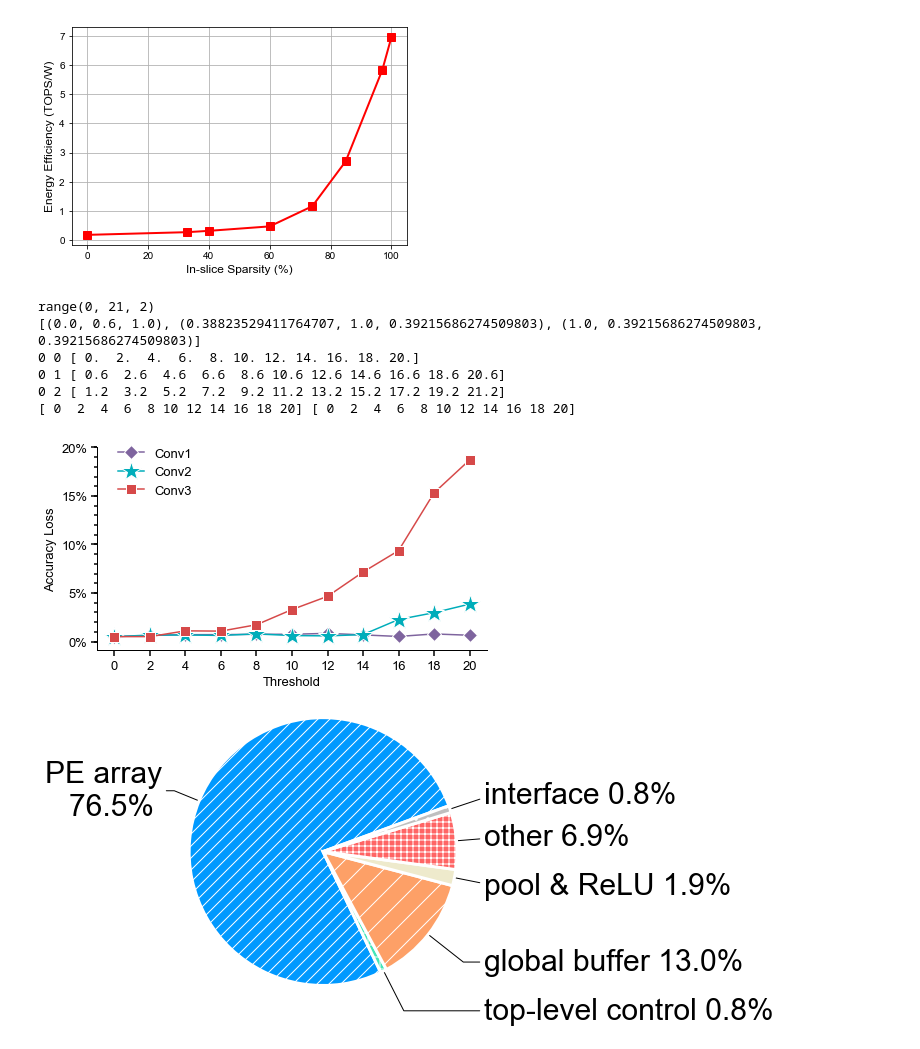
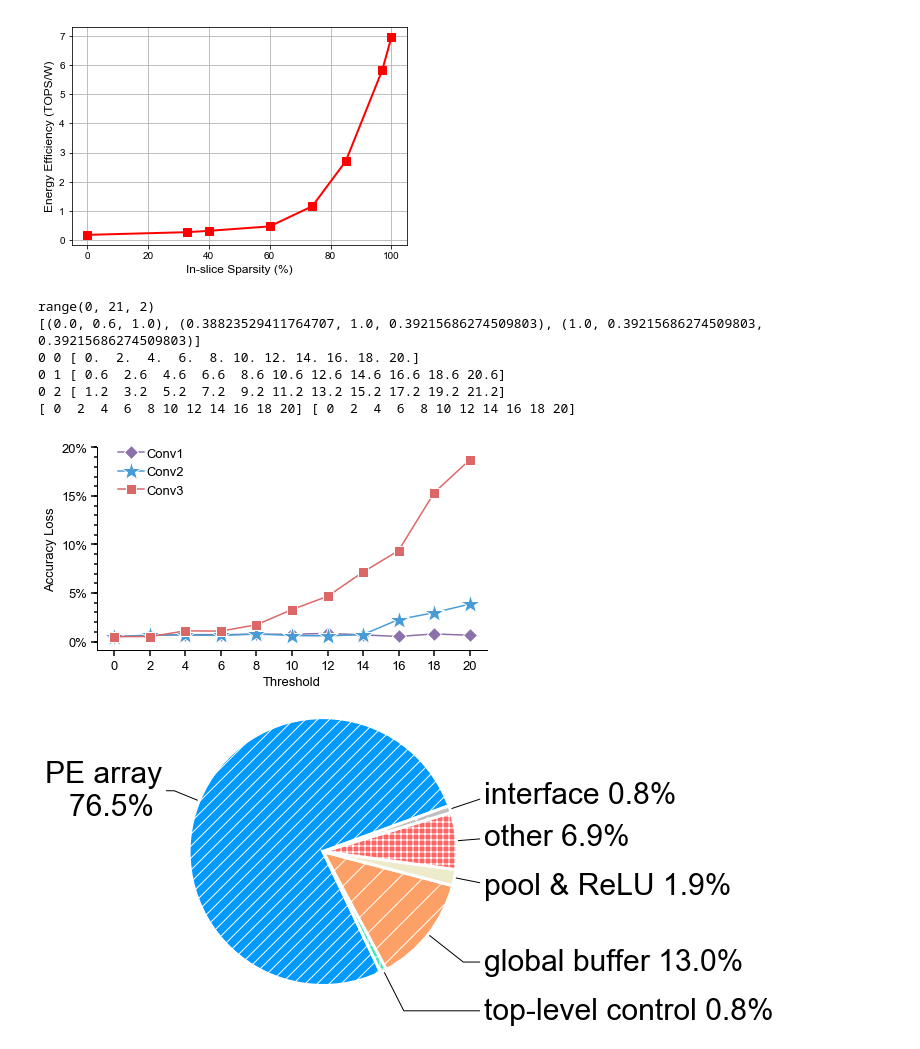
Before and after one commit to changchun-zhou/sagitta_fig, a Jupyter notebook: scripts/Voltage-Frequency-Scaling/Sagitta_Fig.ipynb, the cells around one changed output. Cells and saved outputs as stored; diff of their text form; code cells hidden in the pictures.

```diff
--- a/scripts/Voltage-Frequency-Scaling/Sagitta_Fig.ipynb
+++ b/scripts/Voltage-Frequency-Scaling/Sagitta_Fig.ipynb
@@ -1123,35 +1127,35 @@ sys.path.append('../')
 
 from cls_plt_fig import cls_plt_fig
 cls_plt_fig('').func_plt_fig(
     fig_name=fig_name,
     x_label = "Threshold",
     x_value=np.array(threshold),
     y_label = ["Accuracy Loss"],
     y_value = [accuracy_loss],
     y_fig_type = [['plot', 'plot', 'plot']],
     y_legend = [y1_legend],
     y_marker=[['D', '*', 's']],
     # y_color = [[(75/255, 172/255, 198/255), (126/255, 100/255, 158/255), (192/255, 80/255, 60/255)]],
-    y_color = [[(126/255, 100/255, 158/255),(0/255,173/255,186/255), (214/255, 73/255, 73/255)]],
+    y_color = [[(139/255, 112/255, 169/255),(72/255, 156/255, 213/255), (220/255, 103/255, 103/255)]],
     y_yticks_max=[0.2],
     y_yticks_min=[0],
     len_yticks=4,
     PercentFormatter=True,
     xticks= np.around(threshold, 0),
     # y_axis_color= [(75/255, 172/255, 198/255), (192/255, 80/255, 60/255),(126/255, 100/255, 158/255)],
     legend_loc =(0.04, 0.73)
     # figsize=(7, 3.5) #[0, 0, 1, 1],s
     # font_size = 18
     # legend_ncol=3
 )
 # %% [output]
 range(0, 21, 2)
 [(0.0, 0.6, 1.0), (0.38823529411764707, 1.0, 0.39215686274509803), (1.0, 0.39215686274509803, 0.39215686274509803)]
 0 0 [ 0.  2.  4.  6.  8. 10. 12. 14. 16. 18. 20.]
 0 1 [ 0.6  2.6  4.6  6.6  8.6 10.6 12.6 14.6 16.6 18.6 20.6]
 0 2 [ 1.2  3.2  5.2  7.2  9.2 11.2 13.2 15.2 17.2 19.2 21.2]
 [ 0  2  4  6  8 10 12 14 16 18 20] [ 0  2  4  6  8 10 12 14 16 18 20]
-[figure, old version]
+[figure, new version]
 # %%
 import numpy as np
 import pandas as pd
```
Also changed, not shown: parts of 5 cells of this notebook, 3 other files.
